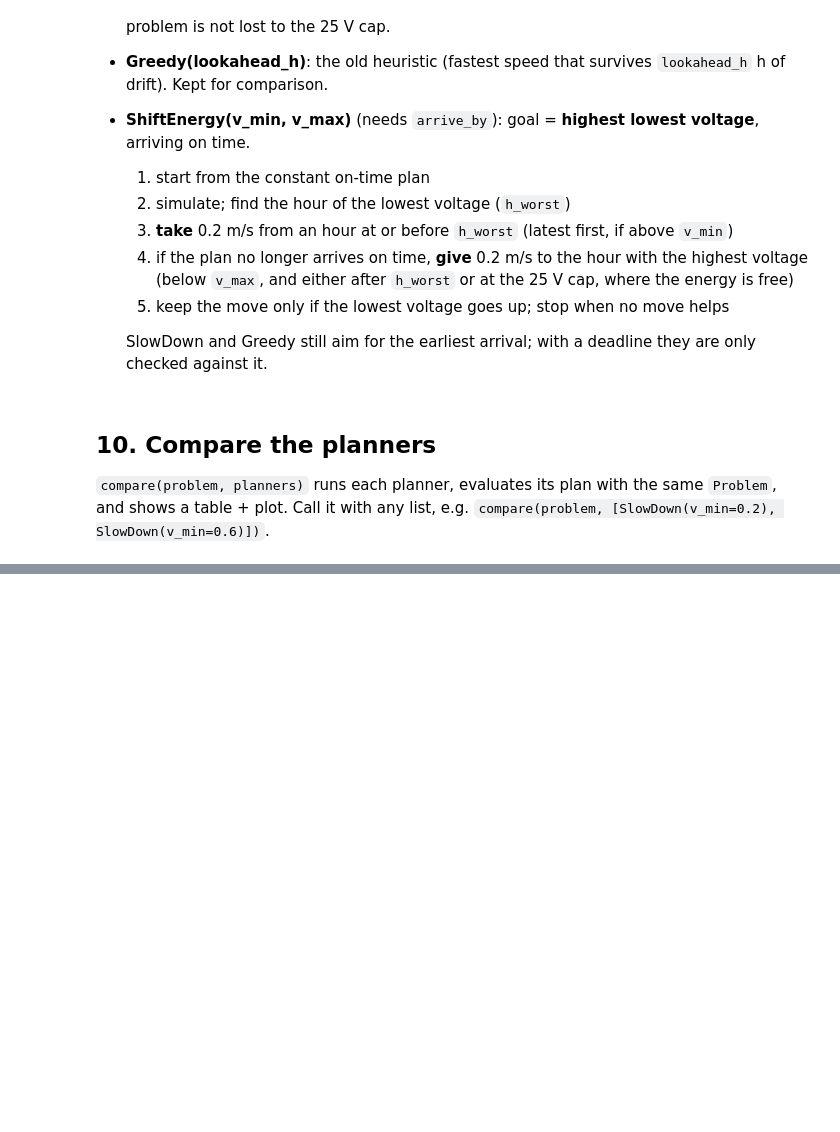
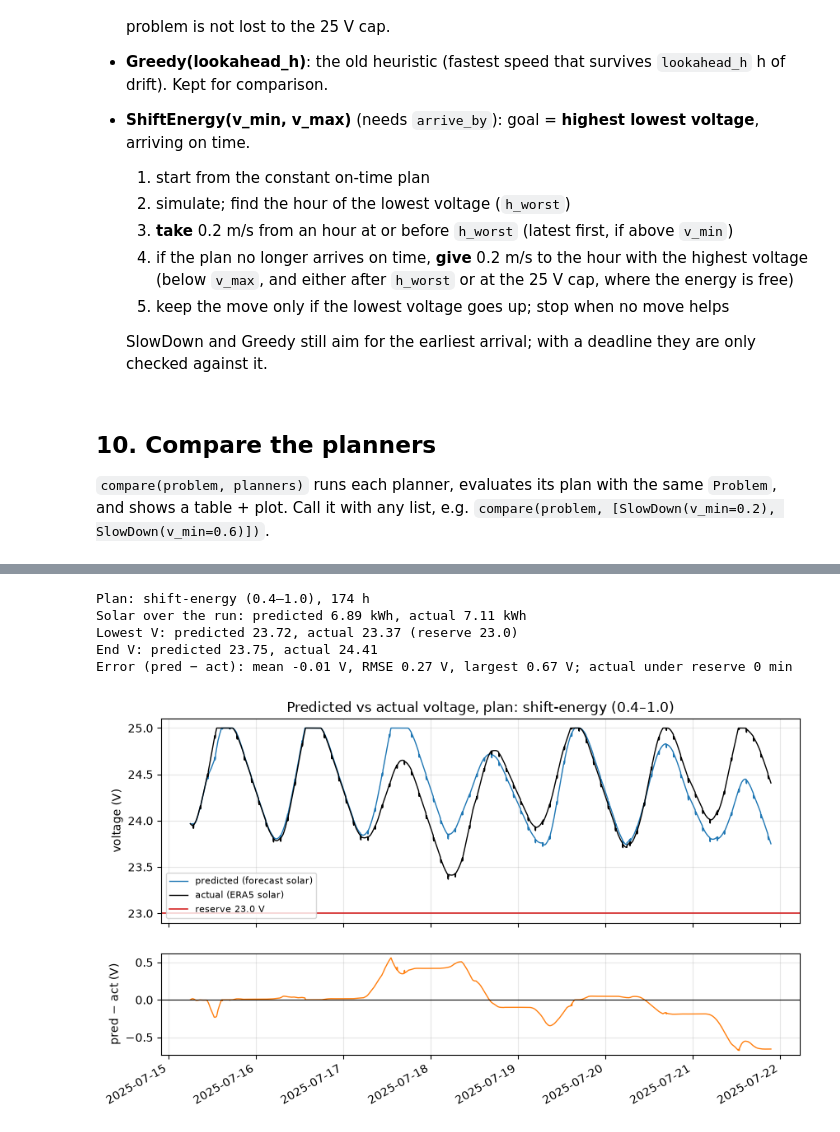
Before and after one commit to Xizesse/asv_power_manager, a Jupyter notebook: planner/planner.ipynb, the cells around one changed output, grey strips where cells are left out. Cells and saved outputs as stored; diff of their text form; code cells hidden in the pictures; blank space fills up the shorter version.

```diff
--- a/planner/planner.ipynb
+++ b/planner/planner.ipynb
@@ -633,0 +643,42 @@ table
+# %%
+import copy
+
+PLAN_NAME = [n for n in results if n.startswith("shift-energy")][0]
+plan, df_pred, s_pred = results[PLAN_NAME]
+
+# same problem, ERA5 solar instead of the forecast
+actual = copy.copy(problem)
+actual.p_solar = K_SOLAR * era5["shortwave_radiation"].reindex(era5.index.union(problem.t)) \
+                               .interpolate(method="time").reindex(problem.t).values
+df_act, s_act = actual.evaluate(plan)
+
+both = pd.DataFrame({"pred": df_pred.V, "act": df_act.V}).dropna()
+err = both.pred - both.act
+print(f"Plan: {PLAN_NAME}, {len(plan)} h")
+print(f"Solar over the run: predicted {df_pred.P_solar.sum() / 60 / 1000:.2f} kWh, actual {df_act.P_solar.sum() / 60 / 1000:.2f} kWh")
+print(f"Lowest V: predicted {s_pred['min_V']:.2f}, actual {s_act['min_V']:.2f} (reserve {problem.reserve})")
+print(f"End V: predicted {df_pred.V.iloc[-1]:.2f}, actual {df_act.V.iloc[-1]:.2f}")
+print(f"Error (pred − act): mean {err.mean():+.2f} V, RMSE {np.sqrt((err ** 2).mean()):.2f} V, "
+      f"largest {err.abs().max():.2f} V; actual under reserve {s_act['min_under_reserve']} min")
+
+fig, (ax1, ax2) = plt.subplots(2, 1, figsize=(10, 6), sharex=True, gridspec_kw={"height_ratios": [2, 1]})
+ax1.plot(df_pred.index, df_pred.V, color="C0", lw=1, label="predicted (forecast solar)")
+ax1.plot(df_act.index, df_act.V, color="k", lw=1, label="actual (ERA5 solar)")
+ax1.axhline(problem.reserve, color="C3", lw=1.2, label=f"reserve {problem.reserve} V")
+ax1.set_ylabel("voltage (V)")
+ax1.set_title(f"Predicted vs actual voltage, plan: {PLAN_NAME}")
+ax1.legend(fontsize=8)
+ax2.plot(both.index, err, color="C1", lw=1)
+ax2.axhline(0, color="k", lw=0.8)
+ax2.set_ylabel("pred − act (V)")
+for ax in (ax1, ax2):
+    ax.grid(alpha=0.3)
+fig.autofmt_xdate()
+plt.show()
+# %% [output]
+Plan: shift-energy (0.4–1.0), 174 h
+Solar over the run: predicted 6.89 kWh, actual 7.11 kWh
+Lowest V: predicted 23.72, actual 23.37 (reserve 23.0)
+End V: predicted 23.75, actual 24.41
+Error (pred − act): mean -0.01 V, RMSE 0.27 V, largest 0.67 V; actual under reserve 0 min
+[figure, added]
```
Also changed, not shown: parts of 2 cells of this notebook, 7 other files.
